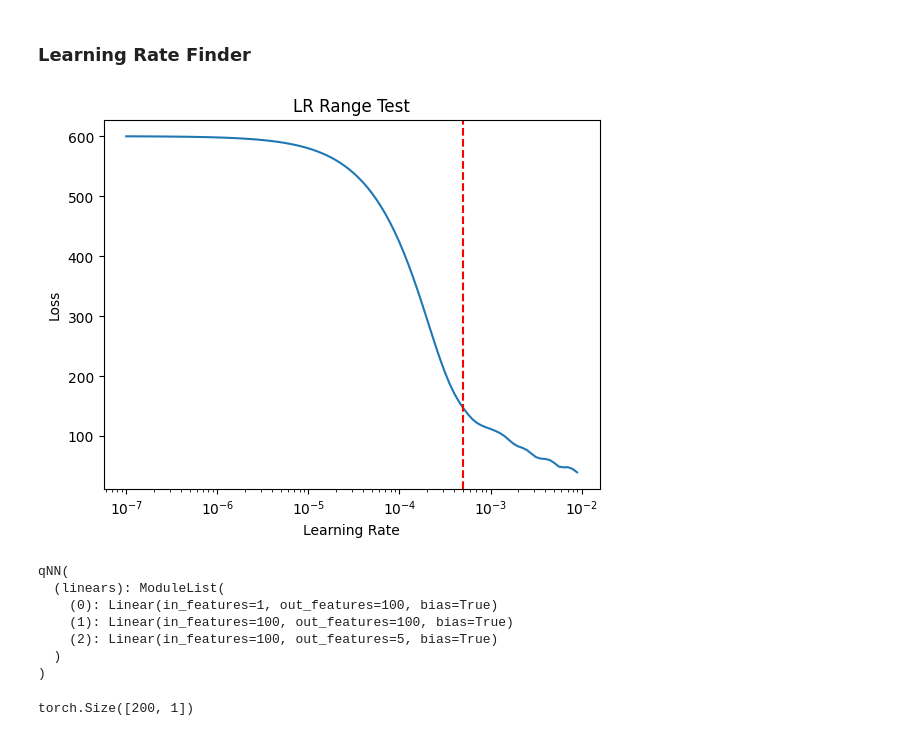
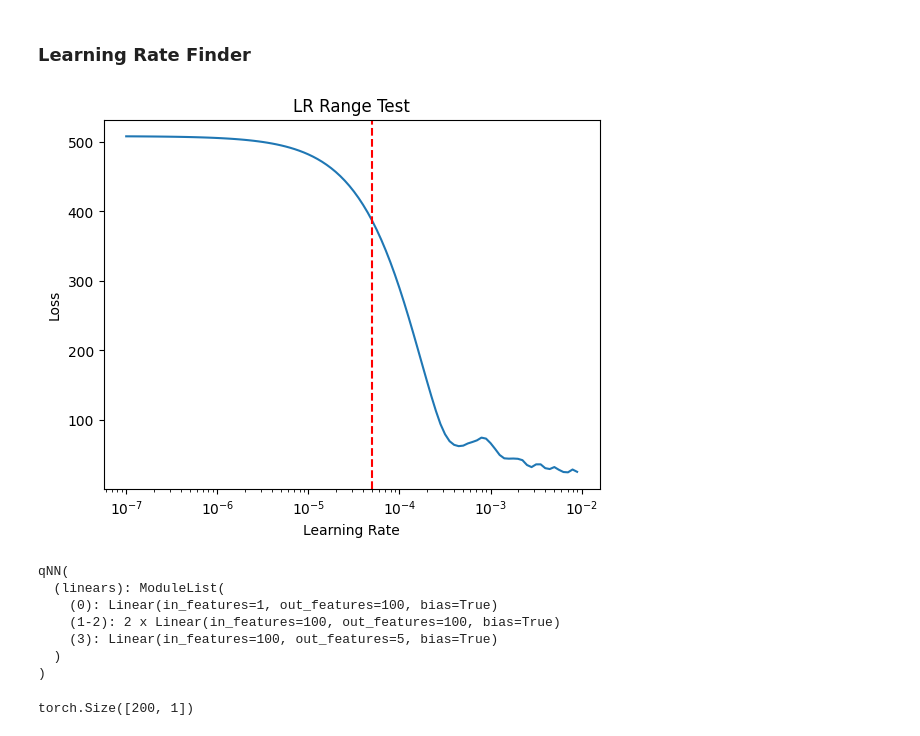
Before and after one commit to oduolaidrisA/Scientific-Machine-Learning-for-QEP, a Jupyter notebook: RqPINN_with_attention/rqpinn_finite_well_with_attention.ipynb, the cells around one changed output. Drawn from its saved outputs; the diff is of its cells as text; code cells hidden in the pictures.

```diff
--- a/RqPINN_with_attention/rqpinn_finite_well_with_attention.ipynb
+++ b/RqPINN_with_attention/rqpinn_finite_well_with_attention.ipynb
@@ -86,8 +71,8 @@ class config:
     self.xbc = 0
     self.eig_num = 5
     self.col_pts = 200
-    self.layers = [1,100, 100,self.eig_num]
-    self.epochs = 30000
+    self.layers = [1,100,100, 100,self.eig_num]
+    self.epochs = 20000
 
 cfg = config()
 # %%
@@ -291,56 +276,56 @@ start_lr = 1e-7
 end_lr = 0.01
 num_iter = 100
 lr_mult = (end_lr / start_lr) ** (1/num_iter)
 
 lr = start_lr
 
 for iteration in range(num_iter):
     optimizer_lr.param_groups[0]['lr'] = lr
 
     optimizer_lr.zero_grad()
     pde_loss, n_loss, cosine_loss,En= common_train_step(model_lr,x_lhs, t_sort,idx,vx,cfg)
     monotone_loss =monotonicity_penalty(En, margin = 0.1)
     loss = pde_loss + n_loss+ cosine_loss + monotone_loss
     loss.backward()
 
     optimizer_lr.step()
 
     lrs.append(lr)
     losses.append(loss.item())
 
     lr *= lr_mult  # increase learning rate exponentially
 
 # Plot the result
 plt.plot(lrs, losses)
 plt.xscale('log')
-plt.axvline(x=5e-4, color='red', linestyle='--')
+plt.axvline(x=5e-5, color='red', linestyle='--')
 plt.xlabel('Learning Rate')
 plt.ylabel('Loss')
 plt.title('LR Range Test')
 plt.show()
 # %% [output]
-[figure, old version]
+[figure, new version]
 # %%
 model = qNN(cfg)
 model.to(device)
 print(model)
 #params = list(model.parameters())
 betas = [0.999, 0.9999]
-optimizer = optim.Adam(model.parameters(), lr=1e-3, betas=betas)
-scheduler = ReduceLROnPlateau(
-    optimizer,
-    mode='min',
-    factor=0.5,
-    patience=50,
-    min_lr=5e-5
-)
+optimizer = optim.Adam(model.parameters(), lr=1e-4, betas=betas)
+#scheduler = ReduceLROnPlateau(
+#    optimizer,
+#    mode='min',
+#    factor=0.5,
+#    patience=50,
+#    min_lr=5e-5
+#)
 cfg.update = 3000
 # %% [output]
 qNN(
   (linears): ModuleList(
     (0): Linear(in_features=1, out_features=100, bias=True)
-    (1): Linear(in_features=100, out_features=100, bias=True)
-    (2): Linear(in_features=100, out_features=5, bias=True)
+    (1-2): 2 x Linear(in_features=100, out_features=100, bias=True)
+    (3): Linear(in_features=100, out_features=5, bias=True)
   )
 )
 # %%
```
Also changed, not shown: parts of 6 cells of this notebook, 1 other file.
